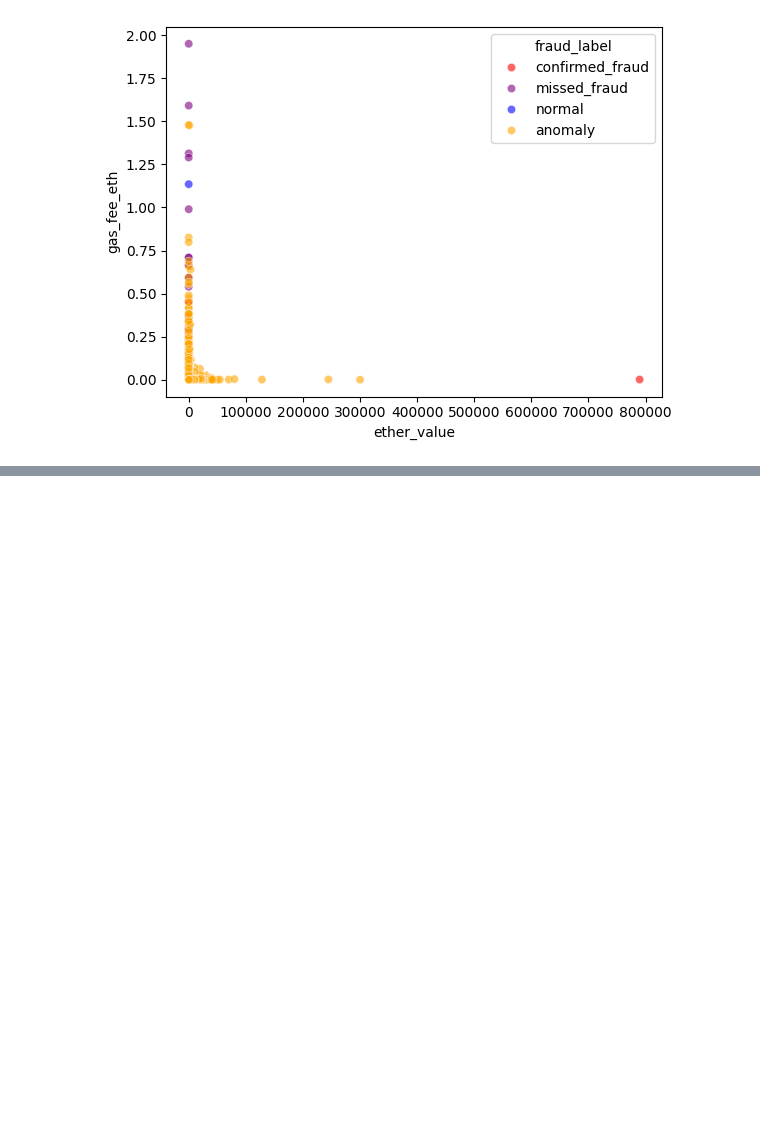
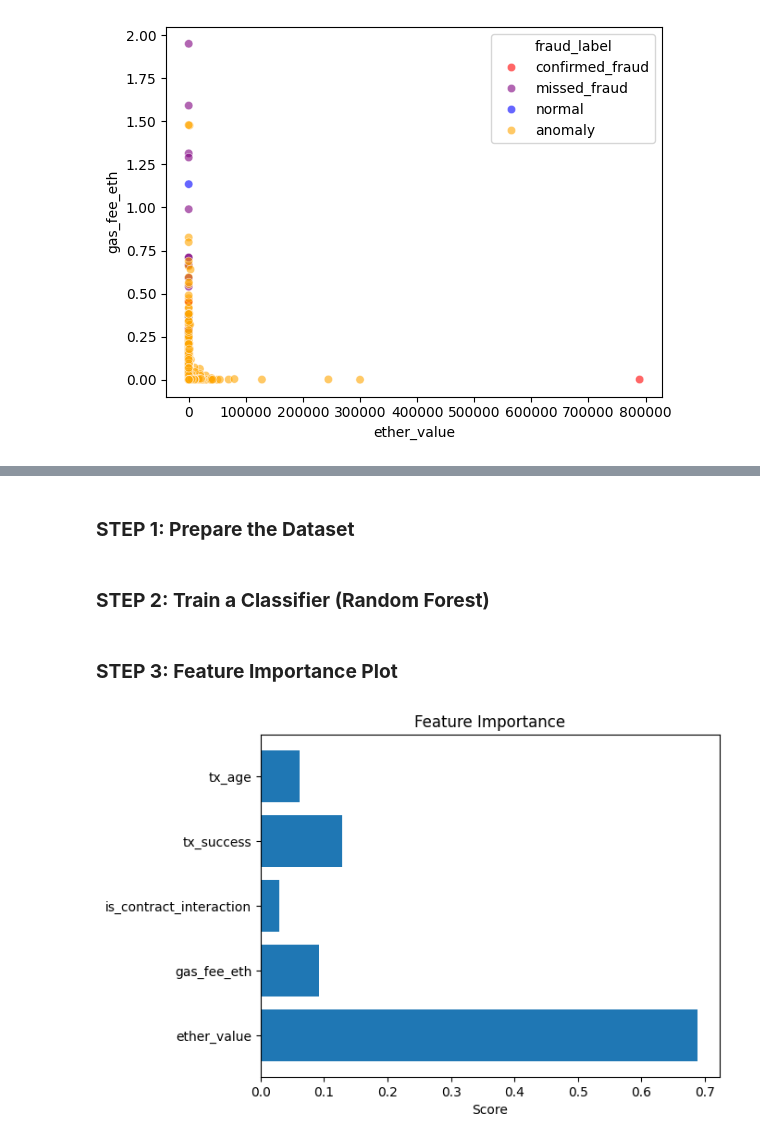
Before and after one commit to ghattas360/AI_SQL_Agent, a Jupyter notebook: Data_Analysis_Project_.ipynb, the cells around one changed output, grey strips where cells are left out. Drawn from its saved outputs; the diff is of its cells as text; code cells hidden in the pictures; blank space fills up the shorter version.

```diff
--- a/Data_Analysis_Project_.ipynb
+++ b/Data_Analysis_Project_.ipynb
@@ -1964,0 +2018,2 @@ plt.show()
+# %% [markdown]
+### **STEP 1: Prepare the Dataset**
@@ -1964,0 +2036,2 @@ plt.show()
+# %% [markdown]
+### **STEP 2: Train a Classifier (Random Forest)**
@@ -1964,0 +2068,20 @@ plt.show()
+# %% [markdown]
+### **STEP 3: Feature Importance Plot**
+# %%
+import matplotlib.pyplot as plt
+from sklearn.ensemble import RandomForestClassifier  # Import the model class
+
+# ... (Your previous code to prepare X and y) ...
+
+# Initialize and train the Random Forest model
+rf = RandomForestClassifier(random_state=42)  # Create the model instance
+rf.fit(X, y)  # Train the model
+
+# Now you can access feature importances
+importances = rf.feature_importances_
+plt.barh(features, importances)
+plt.title('Feature Importance')
+plt.xlabel('Score')
+plt.show()
+# %% [output]
+[figure, added]
```
Also changed, not shown: parts of 29 cells of this notebook.
